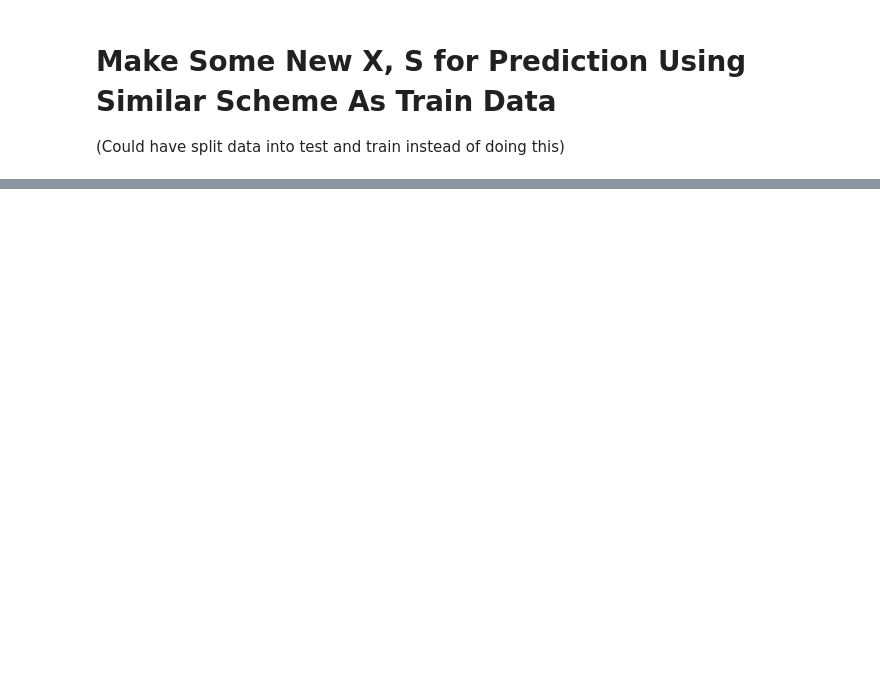
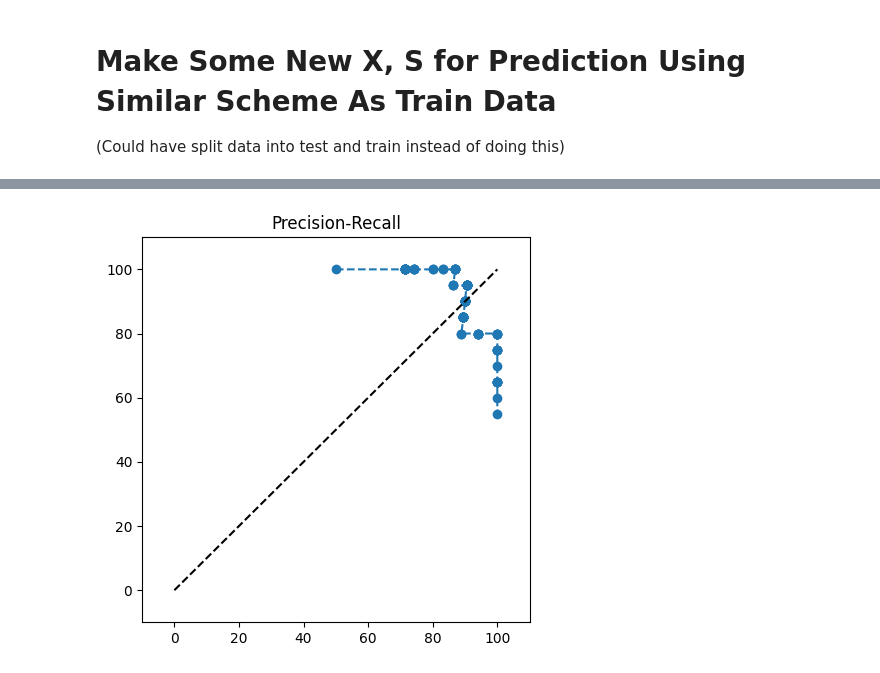
Before and after one commit to stanweer1/Building-ML-Algorithms-From-First-Principles, a Jupyter notebook: Logistic_Regression.ipynb, the cells around one changed output, grey strips where cells are left out. Drawn from its saved outputs; the diff is of its cells as text; code cells hidden in the pictures; blank space fills up the shorter version.

```diff
--- a/Logistic_Regression.ipynb
+++ b/Logistic_Regression.ipynb
@@ -213,0 +298,11 @@ plt.legend()
+# %%
+fig = plt.figure(figsize=(5, 5))
+plt.scatter(xPR, y)
+plt.plot(xPR, y, '--')
+plt.plot([0, 100], [0, 100], '--k')
+plt.xlim(-10, 110)
+plt.ylim(-10, 110)
+plt.title('Precision-Recall')
+plt.show()
+# %% [output]
+[figure, added]
```
Also changed, not shown: parts of 19 cells of this notebook.
